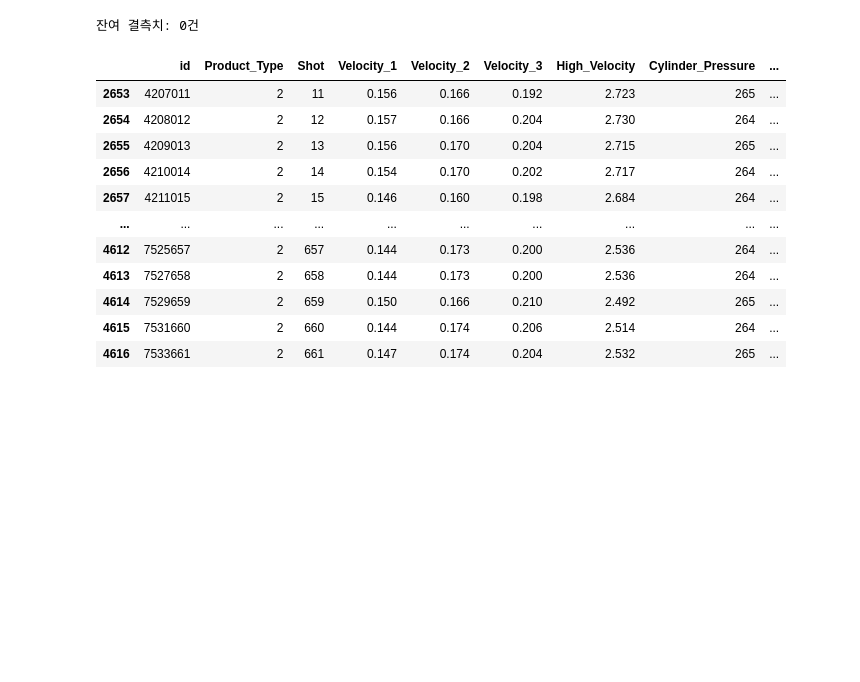
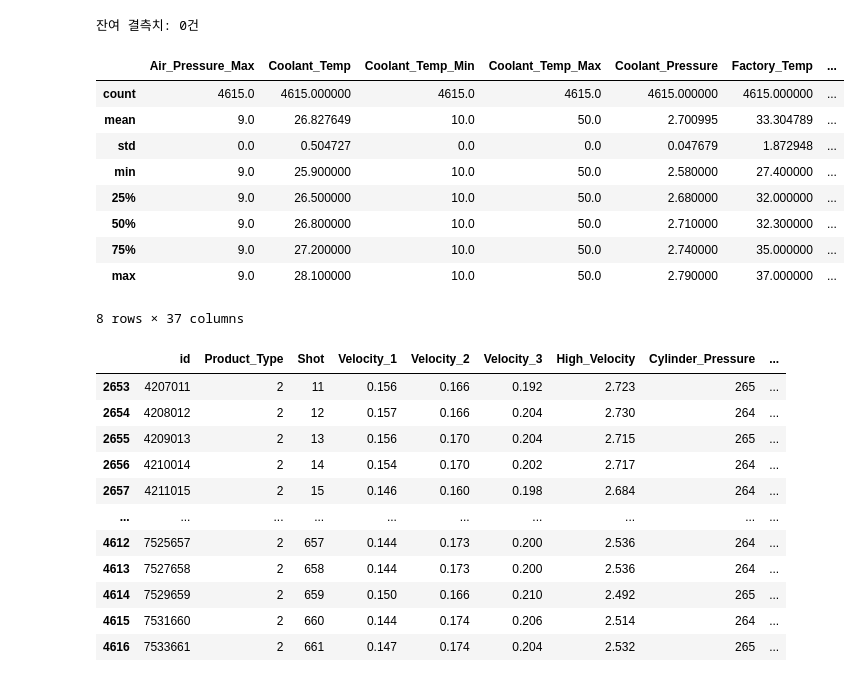
Before and after one commit to heeso0908/hotsix, a Jupyter notebook: notebooks/박수빈/test.ipynb, the cells around one changed output. Drawn from its saved outputs; the diff is of its cells as text; code cells hidden in the pictures; blank space fills up the shorter version.

```diff
--- a/notebooks/박수빈/test.ipynb
+++ b/notebooks/박수빈/test.ipynb
@@ -762,0 +763,2 @@ df_clean.to_csv("../../data/df_clean_nf.csv")
+# %%
+df_clean = pd.read_csv("../../data/df_clean_nf.csv")
@@ -777,11 +783,24 @@ factory_cols
 # %%
 # 공장 환경 관련 컬럼 결측치 -> 중앙값으로 대체
 for col in factory_cols:
-    if df_clean[col].isnull().sum() > 0:
-        df_clean[col] = df_clean[col].fillna(df_clean[col].median())
+    df_clean[col] = df_clean[col].fillna(df_clean[col].median())
 
-print(f"잔여 결측치: {df_clean.isnull().sum().sum()}건")
+print(f"잔여 결측치: {df_clean.isna().sum().sum()}건")
 # %% [output]
 잔여 결측치: 0건
+# %%
+temp = df_clean.iloc[:,20:]
+temp.describe()
+# %% [output]
+|  | Air_Pressure_Max | Coolant_Temp | Coolant_Temp_Min | Coolant_Temp_Max | Coolant_Pressure | Factory_Temp | ... |
+| count | 4615.0 | 4615.000000 | 4615.0 | 4615.0 | 4615.000000 | 4615.000000 | ... |
+| mean | 9.0 | 26.827649 | 10.0 | 50.0 | 2.700995 | 33.304789 | ... |
+| std | 0.0 | 0.504727 | 0.0 | 0.0 | 0.047679 | 1.872948 | ... |
+| min | 9.0 | 25.900000 | 10.0 | 50.0 | 2.580000 | 27.400000 | ... |
+| 25% | 9.0 | 26.500000 | 10.0 | 50.0 | 2.680000 | 32.000000 | ... |
+| 50% | 9.0 | 26.800000 | 10.0 | 50.0 | 2.710000 | 32.300000 | ... |
+| 75% | 9.0 | 27.200000 | 10.0 | 50.0 | 2.740000 | 35.000000 | ... |
+| max | 9.0 | 28.100000 | 10.0 | 50.0 | 2.790000 | 37.000000 | ... |
+8 rows × 37 columns
 # %%
 # 결측치 대체 후 버전 저장
```
Also changed, not shown: parts of 3 cells of this notebook, 3 other files.
